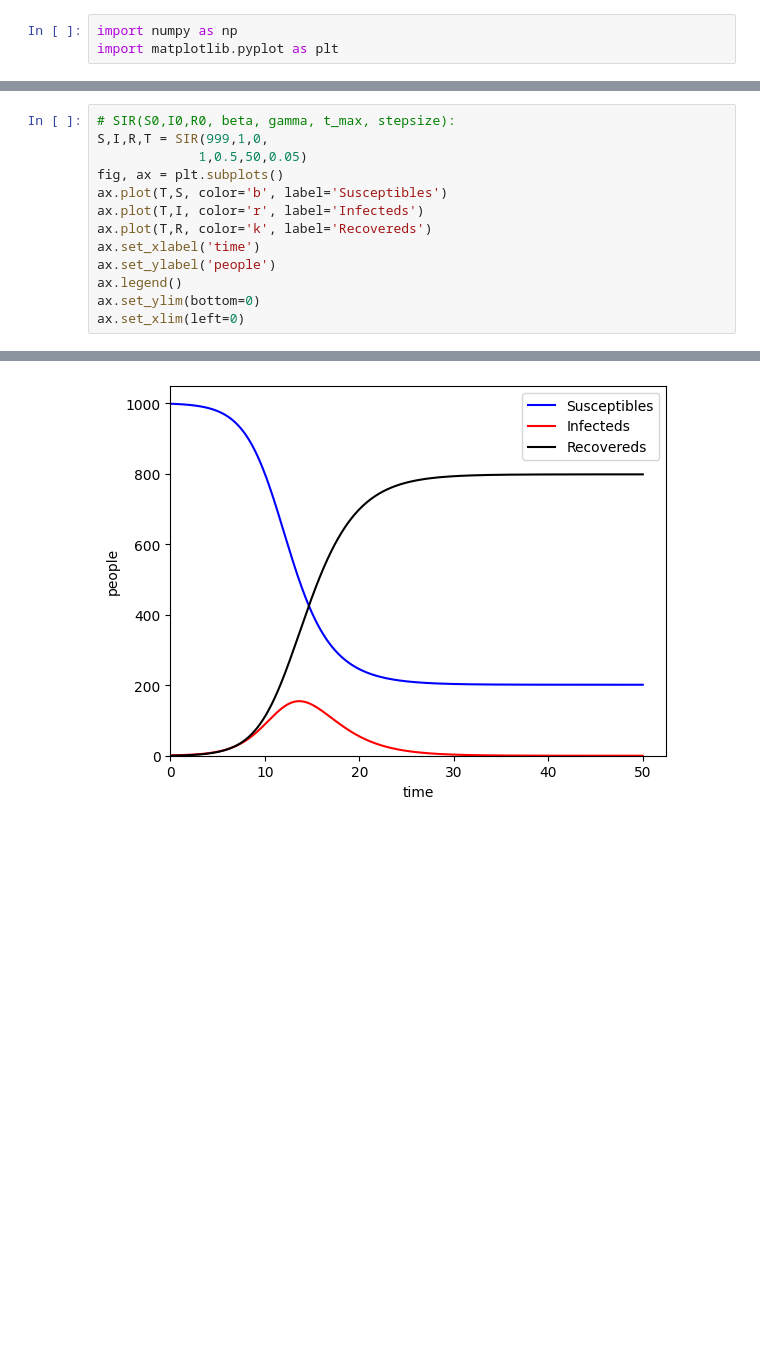
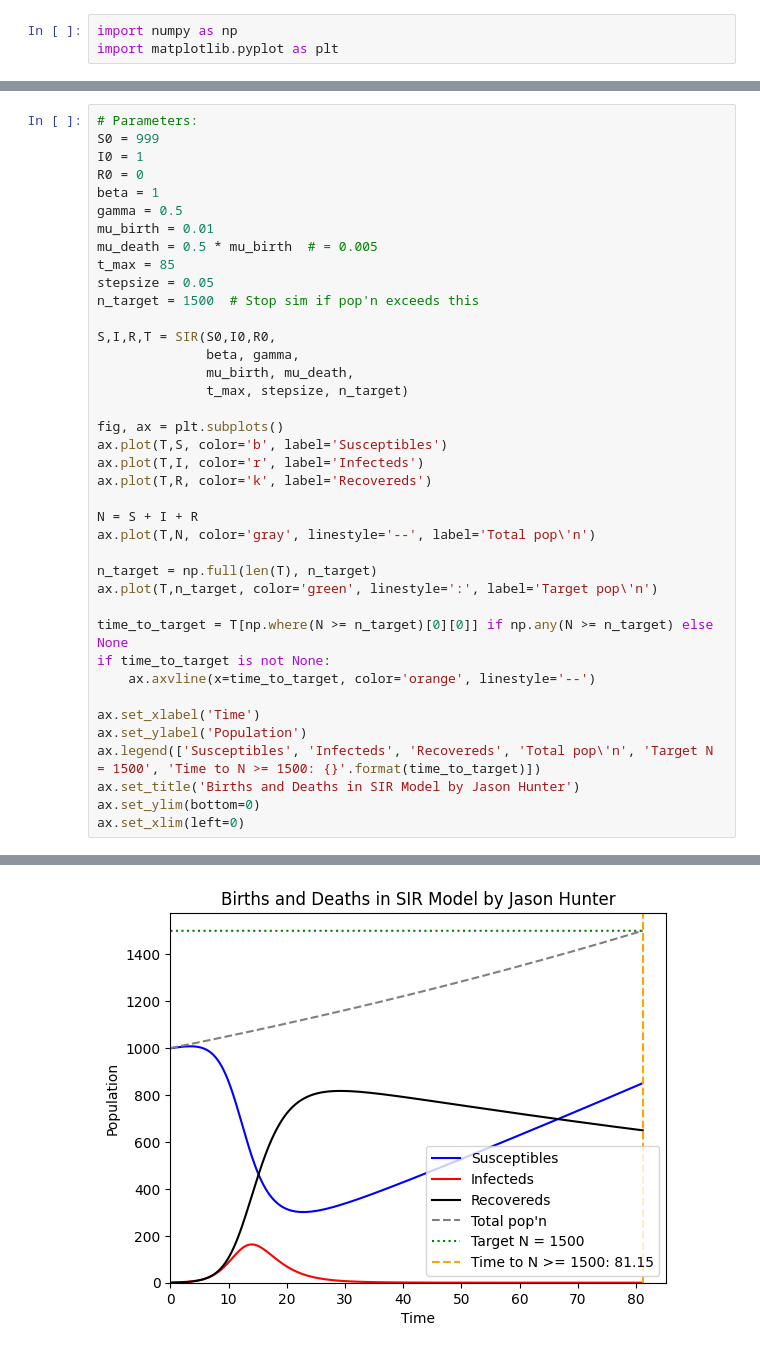
Before and after one commit to JasonHunter95/infectious-diseases, a Jupyter notebook: HW1/homework_1.ipynb, the cells around one changed output, grey strips where cells are left out. Drawn from its saved outputs; the diff is of its cells as text; blank space fills up the shorter version.

```diff
--- a/HW1/homework_1.ipynb
+++ b/HW1/homework_1.ipynb
@@ -25,16 +38,42 @@ def SIR(S0,I0,R0, beta, gamma, t_max, stepsize):
 
     return S, I, R, T
 # %%
-# SIR(S0,I0,R0, beta, gamma, t_max, stepsize):
-S,I,R,T = SIR(999,1,0,
-             1,0.5,50,0.05)
+# Parameters:
+S0 = 999
+I0 = 1
+R0 = 0
+beta = 1
+gamma = 0.5
+mu_birth = 0.01
+mu_death = 0.5 * mu_birth  # = 0.005
+t_max = 85
+stepsize = 0.05
+n_target = 1500  # Stop sim if pop'n exceeds this
+
+S,I,R,T = SIR(S0,I0,R0,
+              beta, gamma,
+              mu_birth, mu_death,
+              t_max, stepsize, n_target)
+
 fig, ax = plt.subplots()
 ax.plot(T,S, color='b', label='Susceptibles')
 ax.plot(T,I, color='r', label='Infecteds')
 ax.plot(T,R, color='k', label='Recovereds')
-ax.set_xlabel('time')
-ax.set_ylabel('people')
-ax.legend()
+
+N = S + I + R
+ax.plot(T,N, color='gray', linestyle='--', label='Total pop\'n')
+
+n_target = np.full(len(T), n_target)
+ax.plot(T,n_target, color='green', linestyle=':', label='Target pop\'n')
+
+time_to_target = T[np.where(N >= n_target)[0][0]] if np.any(N >= n_target) else None
+if time_to_target is not None:
+    ax.axvline(x=time_to_target, color='orange', linestyle='--')
+
+ax.set_xlabel('Time')
+ax.set_ylabel('Population')
+ax.legend(['Susceptibles', 'Infecteds', 'Recovereds', 'Total pop\'n', 'Target N = 1500', 'Time to N >= 1500: {}'.format(time_to_target)])
+ax.set_title('Births and Deaths in SIR Model by Jason Hunter')
 ax.set_ylim(bottom=0)
 ax.set_xlim(left=0)
 # %% [output]
@@ -42 +81 @@ ax.set_xlim(left=0)
-[figure, old version]
+[figure, new version]
```
Also changed, not shown: parts of 2 cells of this notebook, 7 other files.
